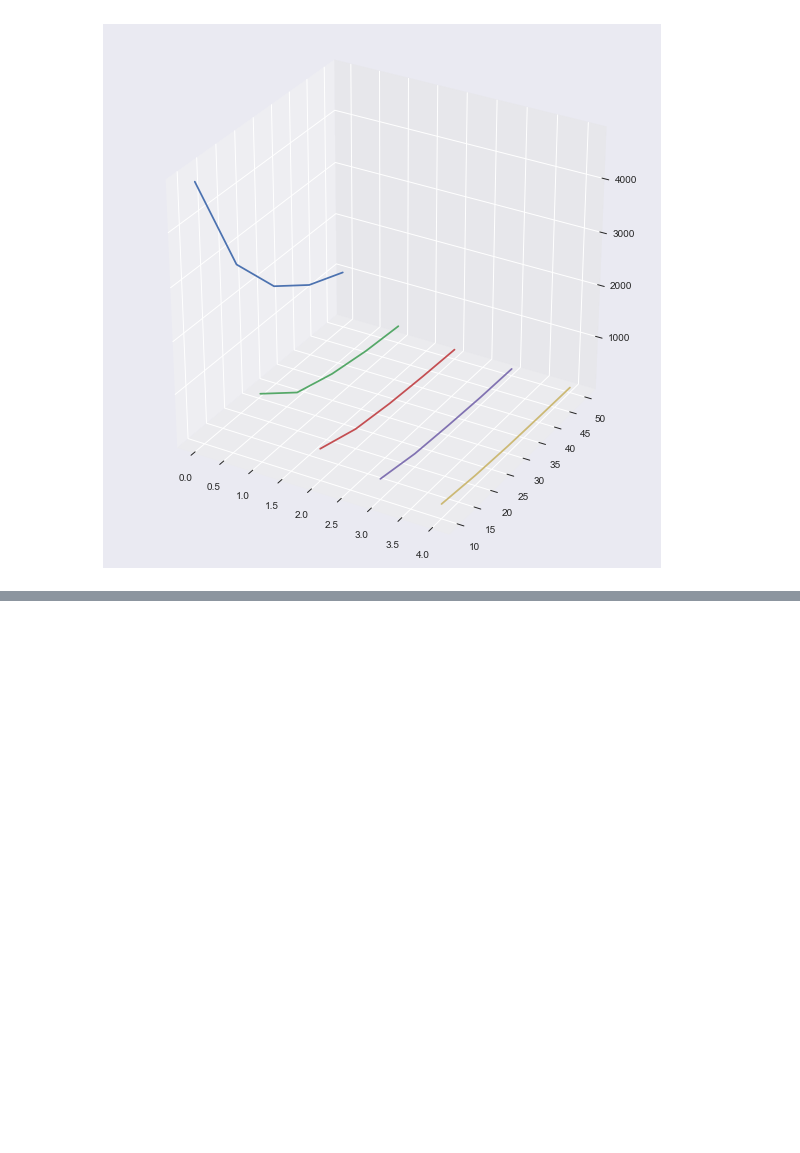
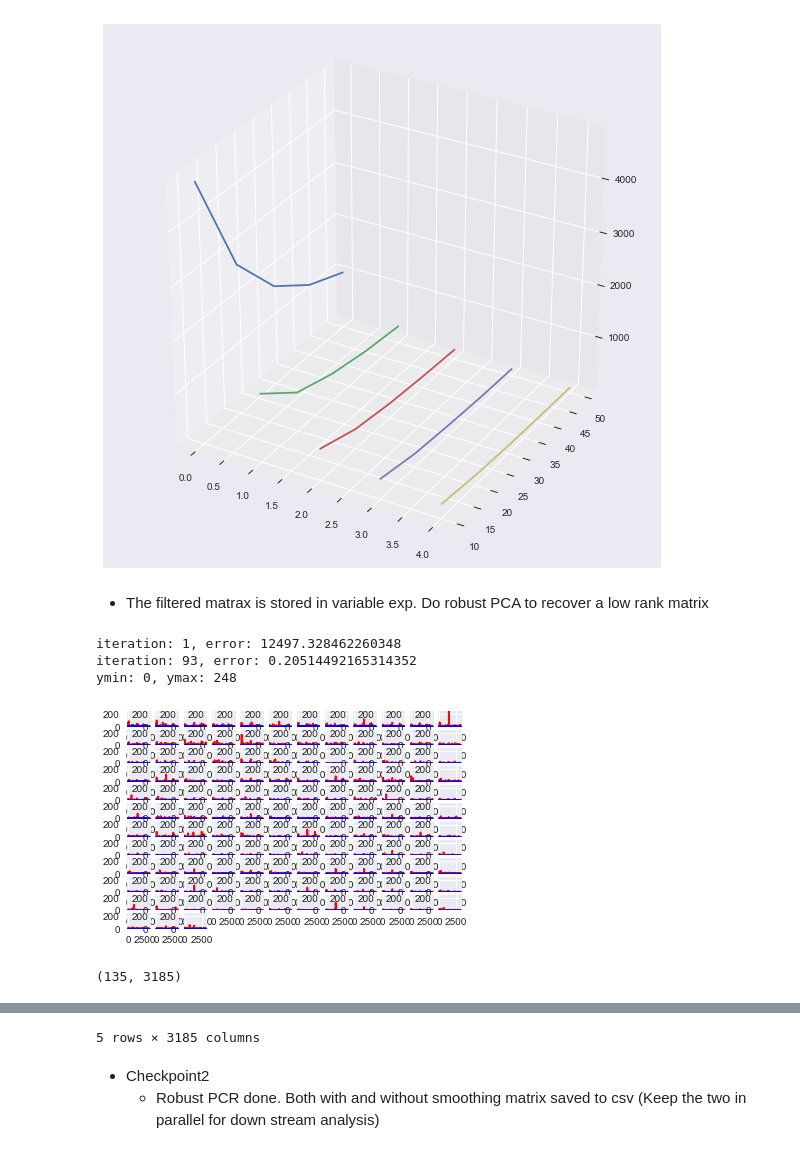
Before and after one commit to anbrandebura/SingleCellRNA-seq, a Jupyter notebook: Notebook/InitialFiltering.ipynb, the cells around one changed output, grey strips where cells are left out. Drawn from its saved outputs; the diff is of its cells as text; code cells hidden in the pictures; blank space fills up the shorter version.

```diff
--- a/Notebook/InitialFiltering.ipynb
+++ b/Notebook/InitialFiltering.ipynb
@@ -189,0 +232,2 @@ plotnumGene(numGene(expression))
+# %% [markdown]
+* The filtered matrax is stored in variable exp. Do robust PCA to recover a low rank matrix
@@ -189,0 +236,19 @@ plotnumGene(numGene(expression))
+# %%
+# use R_pca to estimate the degraded data as L + S, where L is low rank, and S is sparse
+rpca = R_pca(np.array(exp.T))
+L, S = rpca.fit(max_iter=10000, iter_print=100)
+
+# visually inspect results (requires matplotlib)
+rpca.plot_fit()
+plt.show()
+
+# Save to dataframe
+exp_lr = pd.DataFrame(L, index=exp.T.index, columns=exp.T.columns)
+print(exp_lr.shape)
+exp_lr.head()
+# %% [output]
+iteration: 1, error: 12497.328462260348
+iteration: 93, error: 0.20514492165314352
+ymin: 0, ymax: 248
+[figure, added]
+(135, 3185)
@@ -189,0 +261 @@ plotnumGene(numGene(expression))
+5 rows × 3185 columns
@@ -189,0 +266,3 @@ plotnumGene(numGene(expression))
+# %% [markdown]
+* Checkpoint2
+    * Robust PCR done. Both with and without smoothing matrix saved to csv (Keep the two in parallel for down stream analysis)
```
Also changed, not shown: parts of 10 cells of this notebook.
